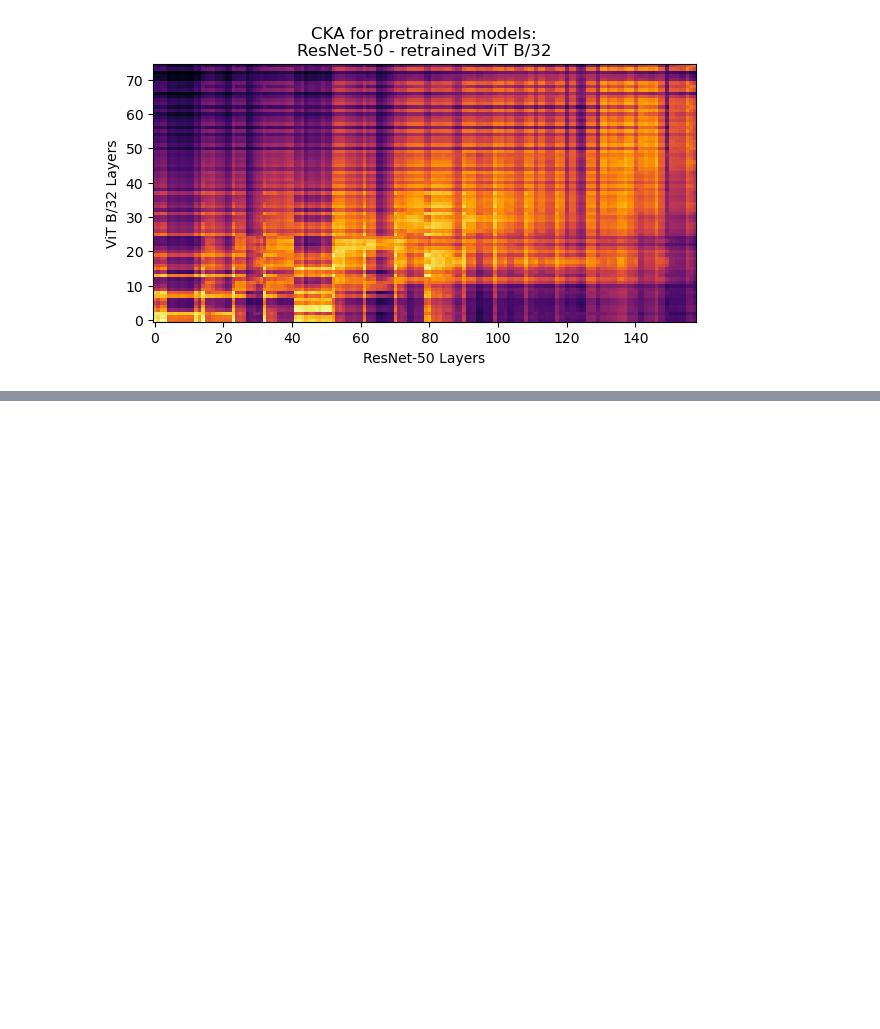
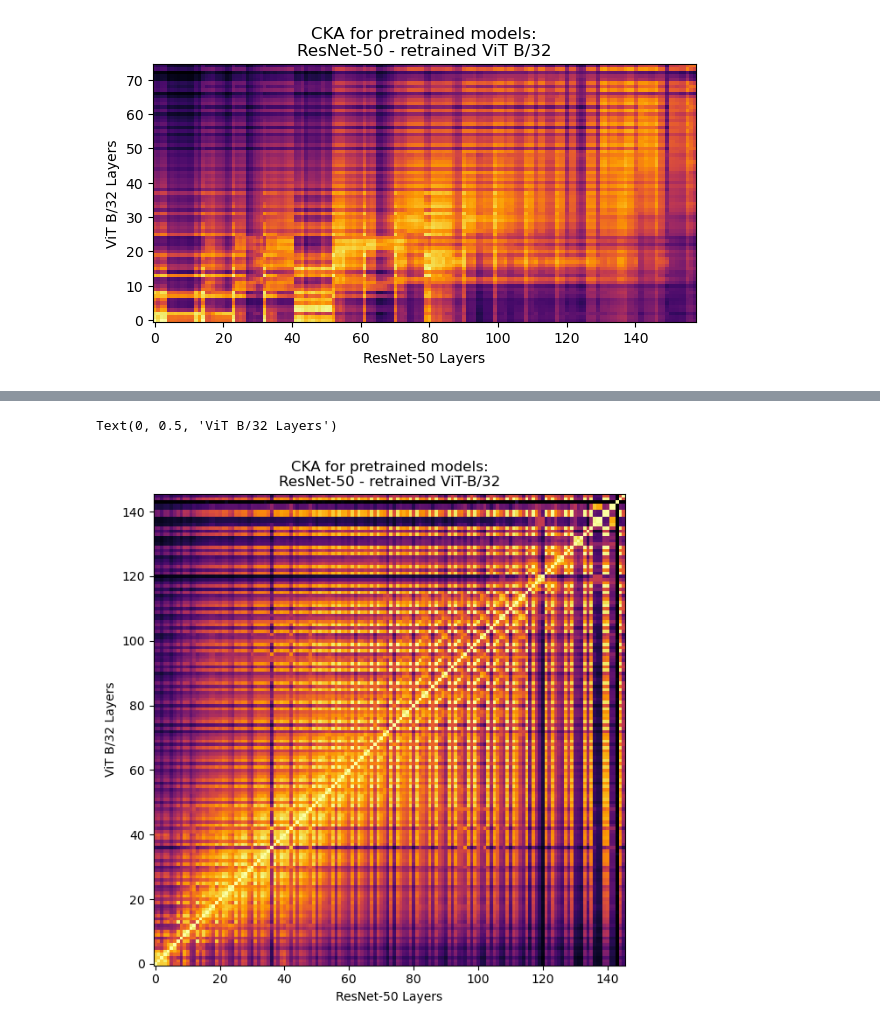
Before and after one commit to christophk0/DeepLearningFinal, a Jupyter notebook: cka/example.ipynb, the cells around one changed output, grey strips where cells are left out. Cells and saved outputs as stored; diff of their text form; code cells hidden in the pictures; blank space fills up the shorter version.

```diff
--- a/cka/example.ipynb
+++ b/cka/example.ipynb
@@ -76,0 +197,4 @@ Text(0, 0.5, 'ViT B/32 Layers')
+# %%
+# Get indexes of layers with nan values in the numpy cka matrix
+nan_indexes = np.argwhere(np.isnan(cka_matrix[0,:]))
+nan_indexes
@@ -76,0 +203,5 @@ Text(0, 0.5, 'ViT B/32 Layers')
+# %%
+# Get submatrix without nan values
+cka_matrix_no_nan = np.delete(cka_matrix, nan_indexes, axis=1)
+cka_matrix_no_nan = np.delete(cka_matrix_no_nan, nan_indexes, axis=0)
+cka_matrix_no_nan
@@ -76,0 +222,9 @@ Text(0, 0.5, 'ViT B/32 Layers')
+# %%
+plt.Figure()
+plt.imshow(cka_matrix_no_nan, cmap='inferno',origin='lower')
+plt.title("CKA for pretrained models:\nResNet-50 - retrained ViT-B/32")
+plt.xlabel("ResNet-50 Layers")
+plt.ylabel("ViT B/32 Layers")
+# %% [output]
+Text(0, 0.5, 'ViT B/32 Layers')
+[figure, added]
```
Also changed, not shown: parts of 20 cells of this notebook, 8 other files.
